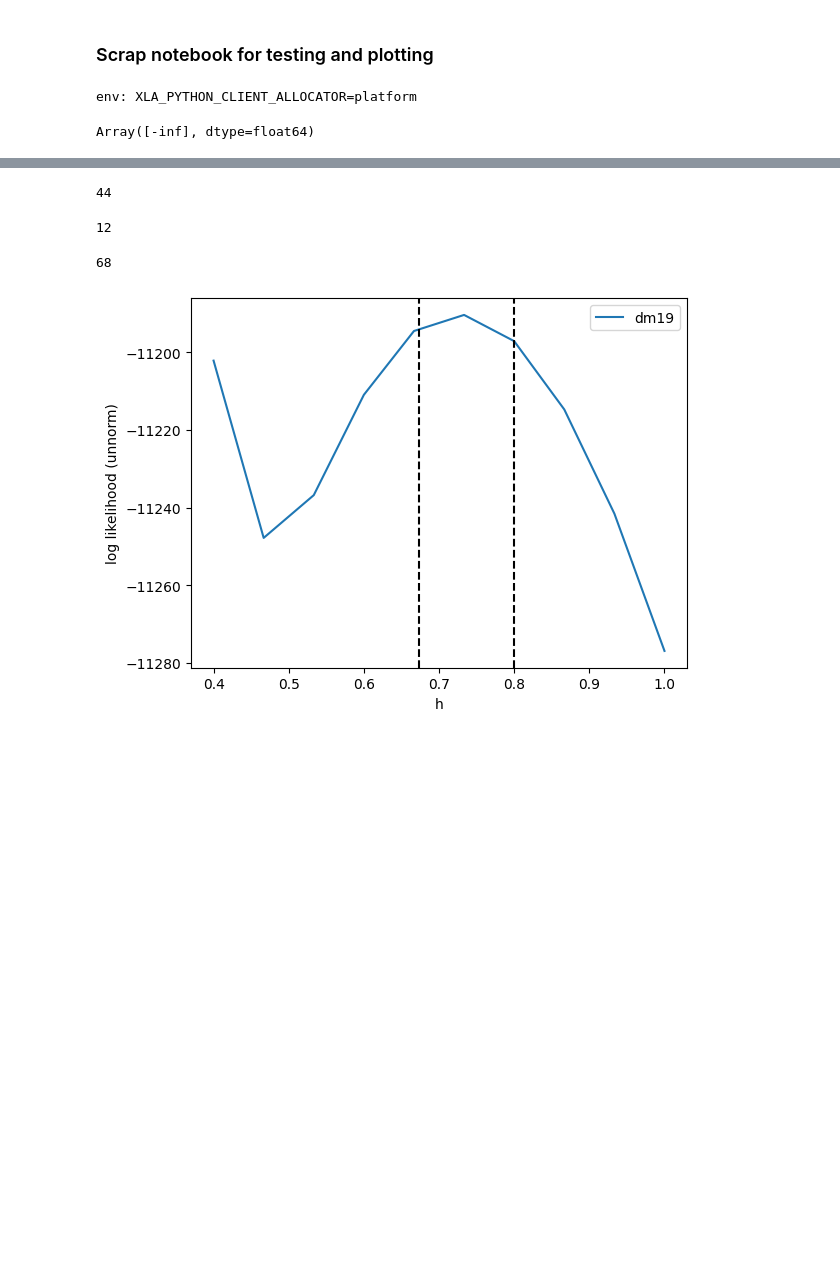
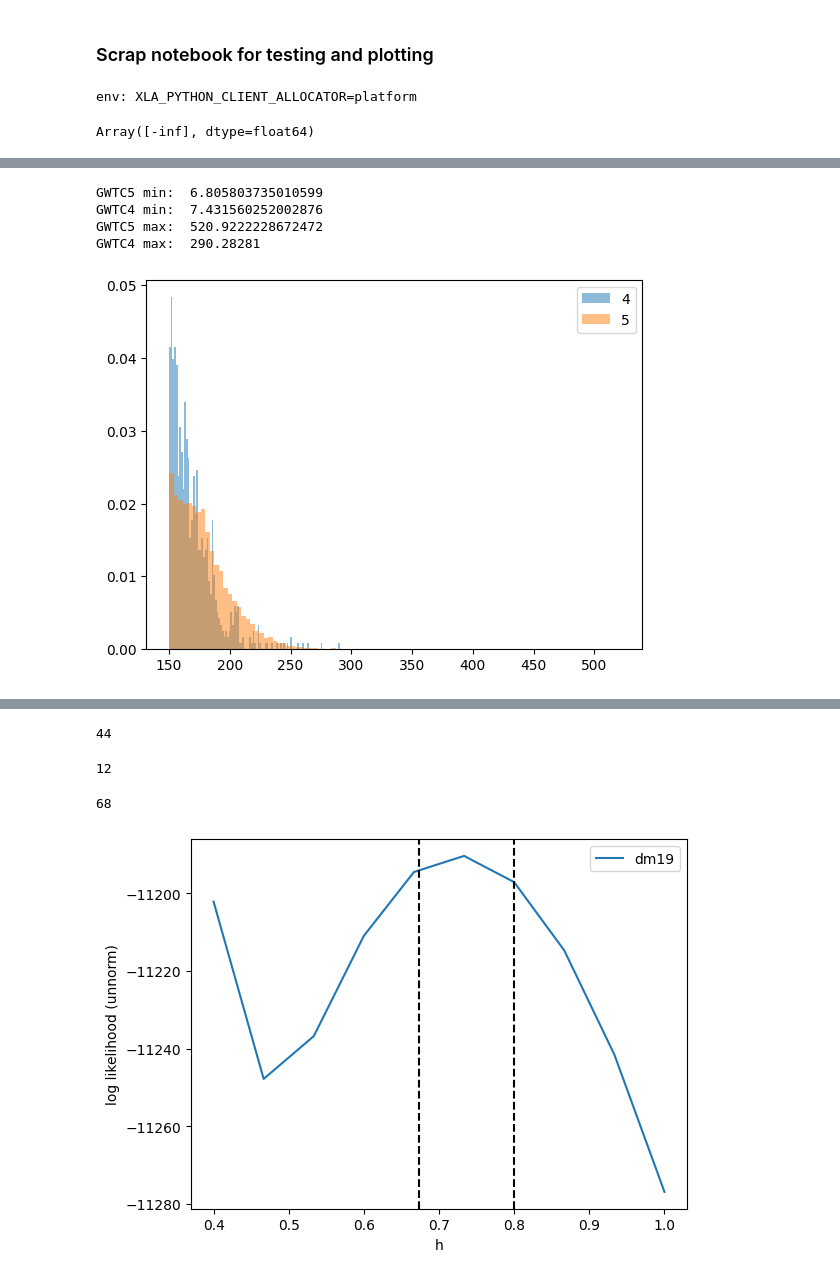
Before and after one commit to abby-moran/GW_pop_cosmo_inference, a Jupyter notebook: scripts/sandbox.ipynb, the cells around one changed output, grey strips where cells are left out. Cells and saved outputs as stored; diff of their text form; code cells hidden in the pictures; blank space fills up the shorter version.

```diff
--- a/scripts/sandbox.ipynb
+++ b/scripts/sandbox.ipynb
@@ -104,0 +151,17 @@ reload(intensity_models)
+# %%
+plt.hist(m1s_det_4.ravel()[m1s_det_4.ravel()>150], density=True, alpha=.5,bins=100,label='4');
+plt.hist(m1s_det.ravel()[m1s_det.ravel()>150], density=True, alpha=.5,bins=100, label='5');
+#plt.xlim(0,250)
+plt.legend()
+print('GWTC5 min: ', np.min(m1s_det.ravel()))
+print('GWTC4 min: ', np.min(m1s_det_4.ravel()))
+
+
+print('GWTC5 max: ', np.max(m1s_det.ravel()))
+print('GWTC4 max: ', np.max(m1s_det_4.ravel()))
+# %% [output]
+GWTC5 min:  6.805803735010599
+GWTC4 min:  7.431560252002876
+GWTC5 max:  520.9222228672472
+GWTC4 max:  290.28281
+[figure, added]
```
Also changed, not shown: parts of 35 cells of this notebook, 9 other files.
